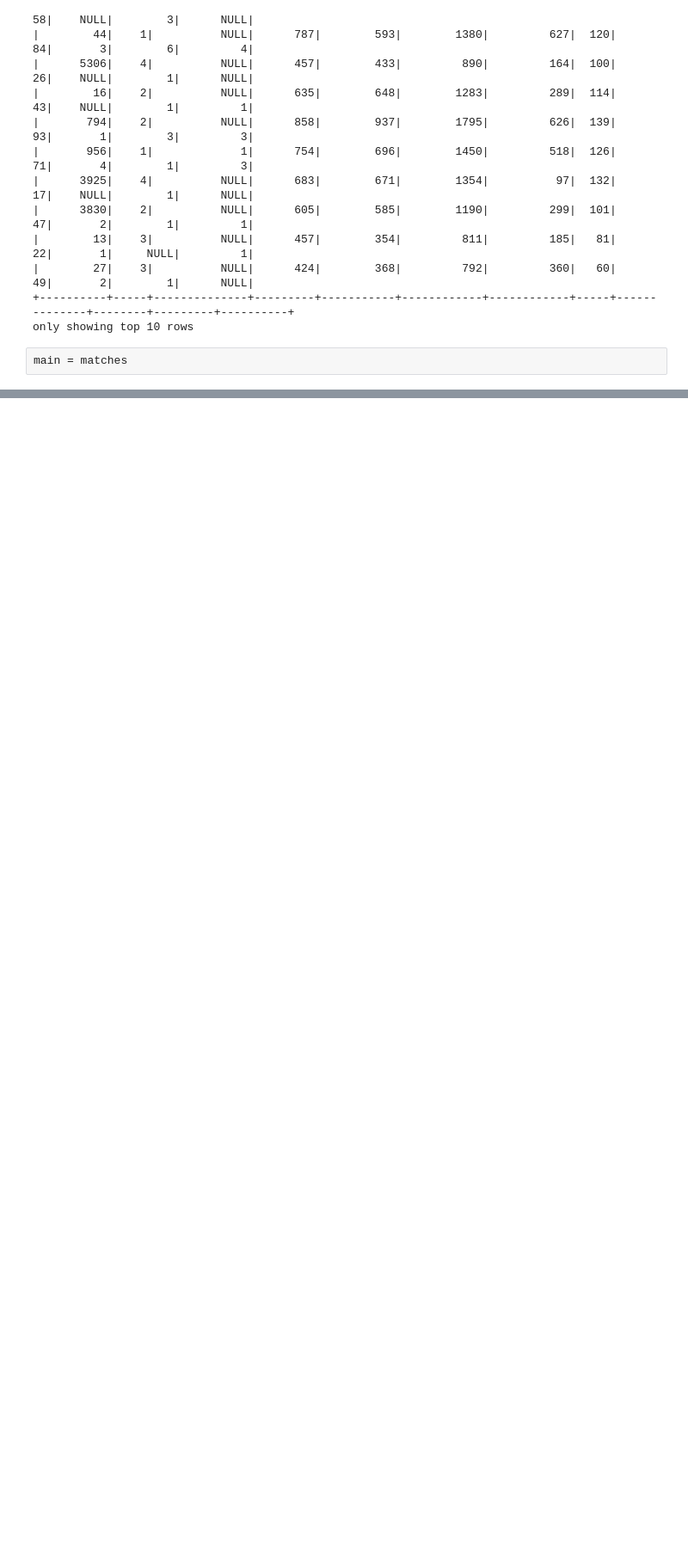
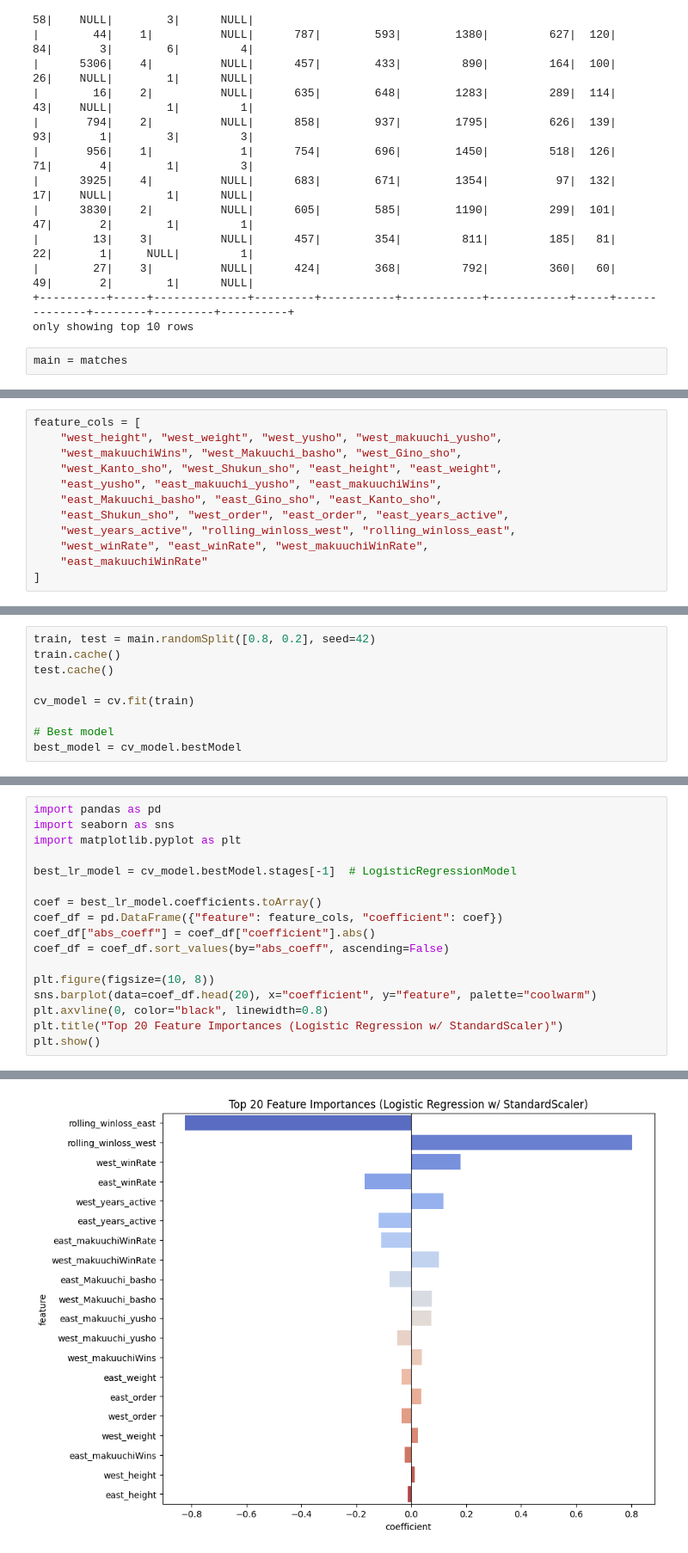
Before and after one commit to ryanjewik/sumo-central, a Jupyter notebook: machine_learning/match_prediction.ipynb, the cells around one changed output, grey strips where cells are left out. Shown at 86% size. Cells and saved outputs as stored; diff of their text form; blank space fills up the shorter version.

Commit message:
some cleaning, feature engineering, and trained a linear regression model

```diff
--- a/machine_learning/match_prediction.ipynb
+++ b/machine_learning/match_prediction.ipynb
@@ -954,0 +1017,12 @@ cm.show()
+# %%
+feature_cols = [
+    "west_height", "west_weight", "west_yusho", "west_makuuchi_yusho",
+    "west_makuuchiWins", "west_Makuuchi_basho", "west_Gino_sho",
+    "west_Kanto_sho", "west_Shukun_sho", "east_height", "east_weight",
+    "east_yusho", "east_makuuchi_yusho", "east_makuuchiWins",
+    "east_Makuuchi_basho", "east_Gino_sho", "east_Kanto_sho",
+    "east_Shukun_sho", "west_order", "east_order", "east_years_active",
+    "west_years_active", "rolling_winloss_west", "rolling_winloss_east",
+    "west_winRate", "east_winRate", "west_makuuchiWinRate",
+    "east_makuuchiWinRate"
+]
@@ -954,0 +1078,9 @@ cm.show()
+# %%
+train, test = main.randomSplit([0.8, 0.2], seed=42)
+train.cache()
+test.cache()
+
+cv_model = cv.fit(train)
+
+# Best model
+best_model = cv_model.bestModel
@@ -954,0 +1106,18 @@ cm.show()
+# %%
+import pandas as pd
+import seaborn as sns
+import matplotlib.pyplot as plt
+
+best_lr_model = cv_model.bestModel.stages[-1]  # LogisticRegressionModel
+
+coef = best_lr_model.coefficients.toArray()
+coef_df = pd.DataFrame({"feature": feature_cols, "coefficient": coef})
+coef_df["abs_coeff"] = coef_df["coefficient"].abs()
+coef_df = coef_df.sort_values(by="abs_coeff", ascending=False)
+
+plt.figure(figsize=(10, 8))
+sns.barplot(data=coef_df.head(20), x="coefficient", y="feature", palette="coolwarm")
+plt.axvline(0, color="black", linewidth=0.8)
+plt.title("Top 20 Feature Importances (Logistic Regression w/ StandardScaler)")
+plt.show()
+# %% [output]
@@ -954,0 +1127 @@ cm.show()
+[figure, added]
```
Also changed, not shown: parts of 64 cells of this notebook, 2 other files.
